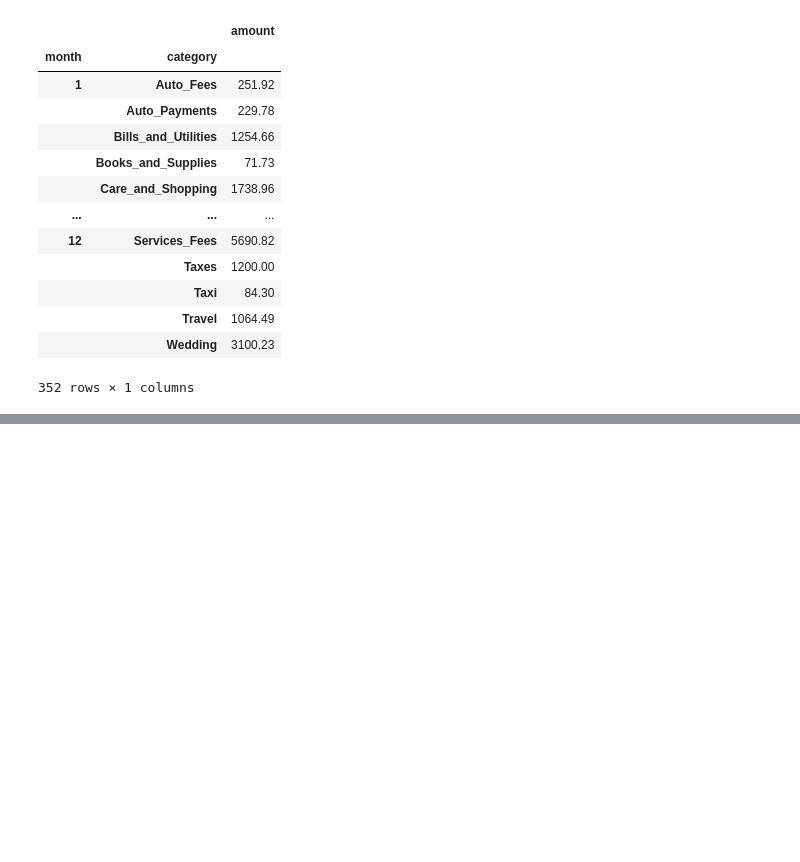
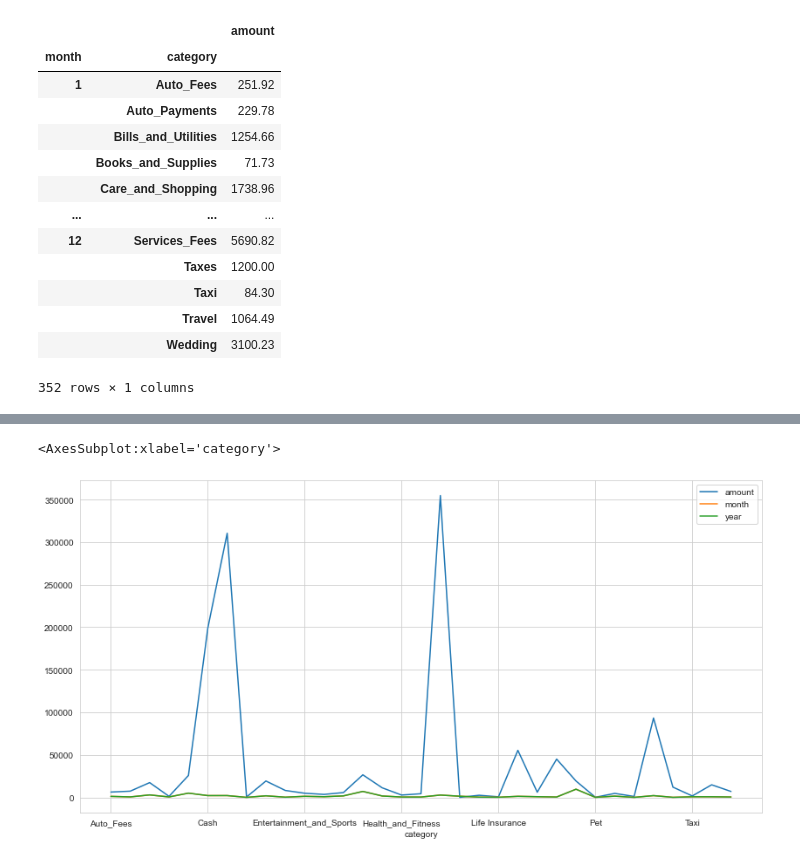
Before and after one commit to Severina7/personal_project, a Jupyter notebook: personal_project.ipynb, the cells around one changed output, grey strips where cells are left out. Saved outputs shown, nothing was run; the diff lists cells and outputs as text; code cells hidden in the pictures; blank space fills up the shorter version.

```diff
--- a/personal_project.ipynb
+++ b/personal_project.ipynb
@@ -604 +652,7 @@ transactions.groupby(['month','category']).agg('sum')
+# %%
+b = transactions.groupby(['category']).agg('sum')
+b.plot(figsize=(14,7))
+# %% [output]
+<AxesSubplot:xlabel='category'>
+[figure, added]
 # %%
```
Also changed, not shown: parts of 20 cells of this notebook.
